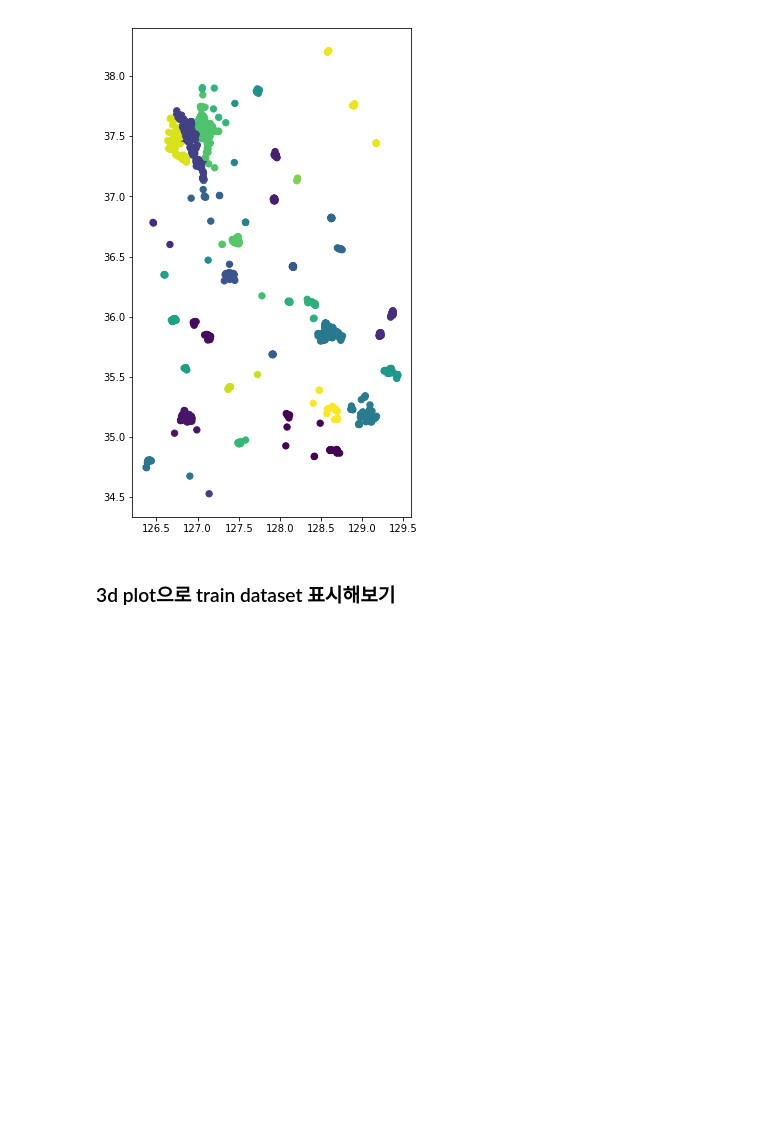
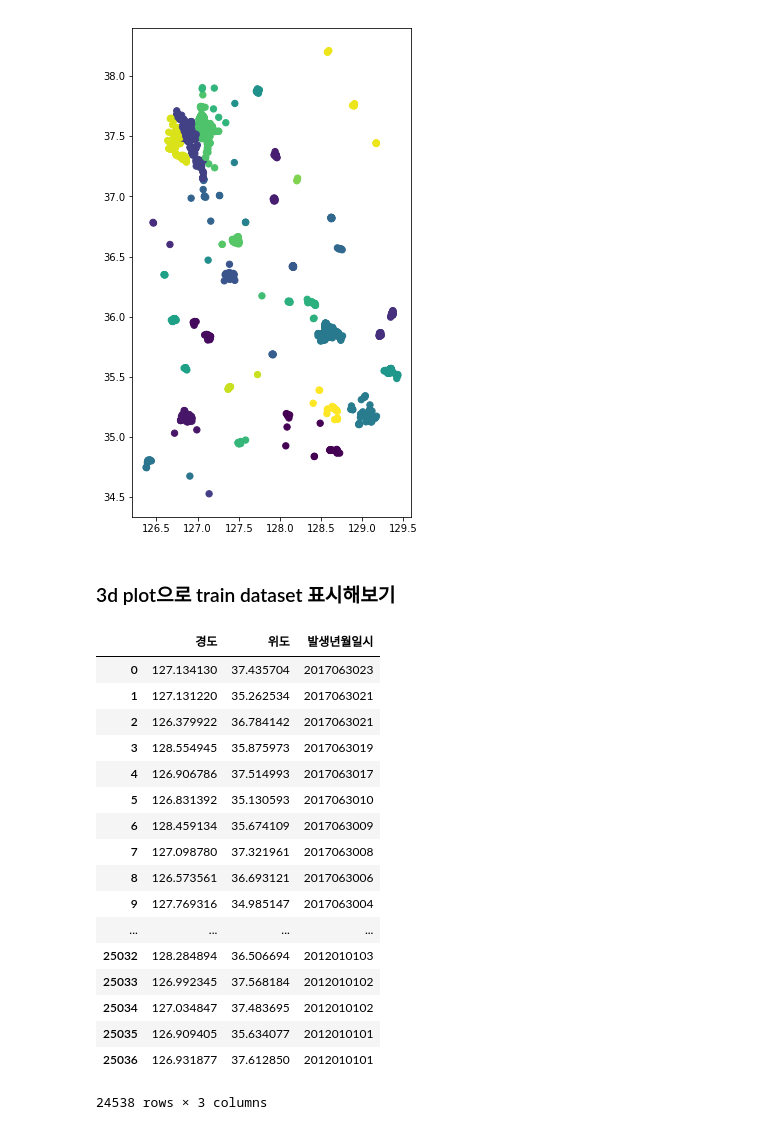
Before and after one commit to parksunwoo/dbs_zero2all, a Jupyter notebook: 9th_week/maps_modeling.ipynb, the cells around one changed output. Saved outputs shown, nothing was run; the diff lists cells and outputs as text; code cells hidden in the pictures; blank space fills up the shorter version.

```diff
--- a/9th_week/maps_modeling.ipynb
+++ b/9th_week/maps_modeling.ipynb
@@ -516,5 +537,25 @@ findfont: Font family ['Nanum Brush Script OTF'] not found. Falling back to Deja
 ### 3d plot으로 train dataset 표시해보기
 # %%
 X_3d = pd.DataFrame(train, columns=["경도", "위도", "발생년월일시"])
+X_3d
+# %% [output]
+|  | 경도 | 위도 | 발생년월일시 |
+| 0 | 127.134130 | 37.435704 | 2017063023 |
+| 1 | 127.131220 | 35.262534 | 2017063021 |
+| 2 | 126.379922 | 36.784142 | 2017063021 |
+| 3 | 128.554945 | 35.875973 | 2017063019 |
+| 4 | 126.906786 | 37.514993 | 2017063017 |
+| 5 | 126.831392 | 35.130593 | 2017063010 |
+| 6 | 128.459134 | 35.674109 | 2017063009 |
+| 7 | 127.098780 | 37.321961 | 2017063008 |
+| 8 | 126.573561 | 36.693121 | 2017063006 |
+| 9 | 127.769316 | 34.985147 | 2017063004 |
+| ... | ... | ... | ... |
+| 25032 | 128.284894 | 36.506694 | 2012010103 |
+| 25033 | 126.992345 | 37.568184 | 2012010102 |
+| 25034 | 127.034847 | 37.483695 | 2012010102 |
+| 25035 | 126.909405 | 35.634077 | 2012010101 |
+| 25036 | 126.931877 | 37.612850 | 2012010101 |
+24538 rows × 3 columns
 # %%
 import plotly.offline as py_off
```
Also changed, not shown: parts of 5 cells of this notebook.
